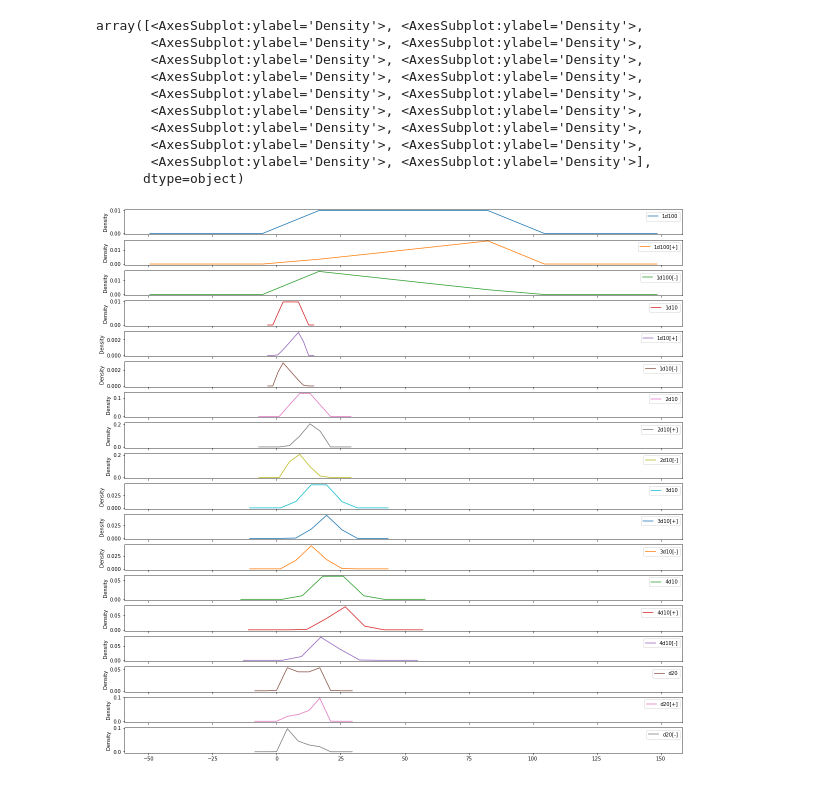
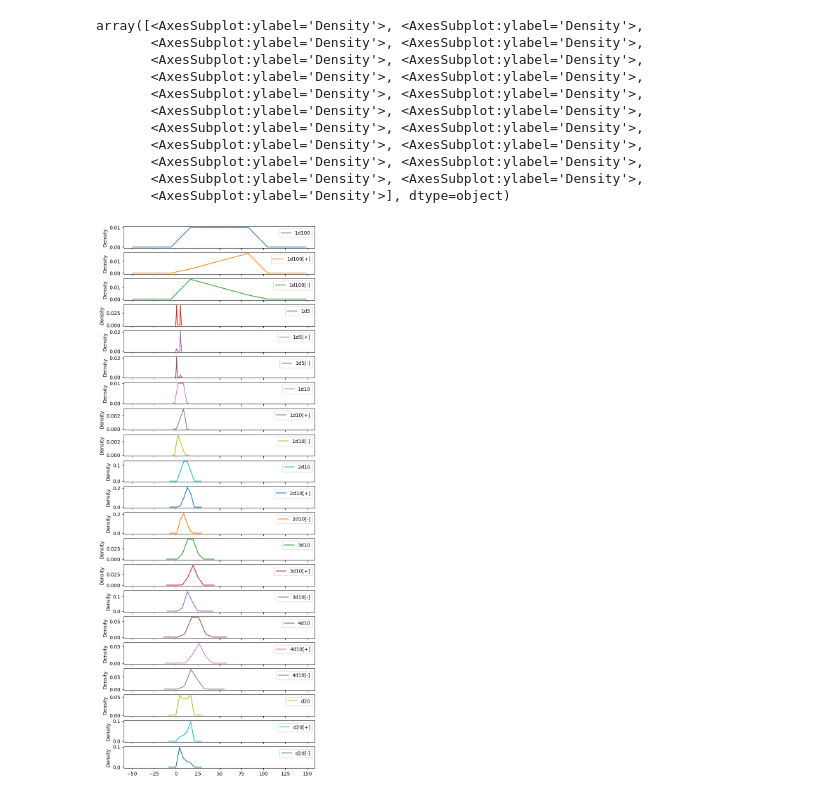
Before and after one commit to violetballard/mothership_dice, a Jupyter notebook: mothership_dice.ipynb, the cells around one changed output. Saved outputs shown, nothing was run; the diff lists cells and outputs as text; code cells hidden in the pictures.

```diff
--- a/mothership_dice.ipynb
+++ b/mothership_dice.ipynb
@@ -38,2 +44,7 @@ df['1d100[-]'] = df.apply(roll_dice_disadvantage, num_die=1, sides=100, axis='co
 df.drop('ignore', axis=1, inplace=True)
+# %%
+#d5
+df['1d5'] = df.apply(roll_dice, num_die=1, sides=5, axis='columns')
+df['1d5[+]'] = df.apply(roll_dice_advantage, num_die=1, sides=5, axis='columns')
+df['1d5[-]'] = df.apply(roll_dice_disadvantage, num_die=1, sides=5, axis='columns')
 # %%
@@ -90,14 +125,15 @@ array([[<AxesSubplot:title={'center':'1d100'}>,
 # %%
-df.plot.density(figsize=(20, 20), ind=10, subplots=True)
+df.plot.density(figsize=(7, 20), ind=10, subplots=True)
 # %% [output]
 array([<AxesSubplot:ylabel='Density'>, <AxesSubplot:ylabel='Density'>,
        <AxesSubplot:ylabel='Density'>, <AxesSubplot:ylabel='Density'>,
        <AxesSubplot:ylabel='Density'>, <AxesSubplot:ylabel='Density'>,
        <AxesSubplot:ylabel='Density'>, <AxesSubplot:ylabel='Density'>,
        <AxesSubplot:ylabel='Density'>, <AxesSubplot:ylabel='Density'>,
        <AxesSubplot:ylabel='Density'>, <AxesSubplot:ylabel='Density'>,
        <AxesSubplot:ylabel='Density'>, <AxesSubplot:ylabel='Density'>,
        <AxesSubplot:ylabel='Density'>, <AxesSubplot:ylabel='Density'>,
-       <AxesSubplot:ylabel='Density'>, <AxesSubplot:ylabel='Density'>],
-      dtype=object)
+       <AxesSubplot:ylabel='Density'>, <AxesSubplot:ylabel='Density'>,
+       <AxesSubplot:ylabel='Density'>, <AxesSubplot:ylabel='Density'>,
+       <AxesSubplot:ylabel='Density'>], dtype=object)
-[figure, old version]
+[figure, new version]
```
Also changed, not shown: parts of 14 cells of this notebook.
